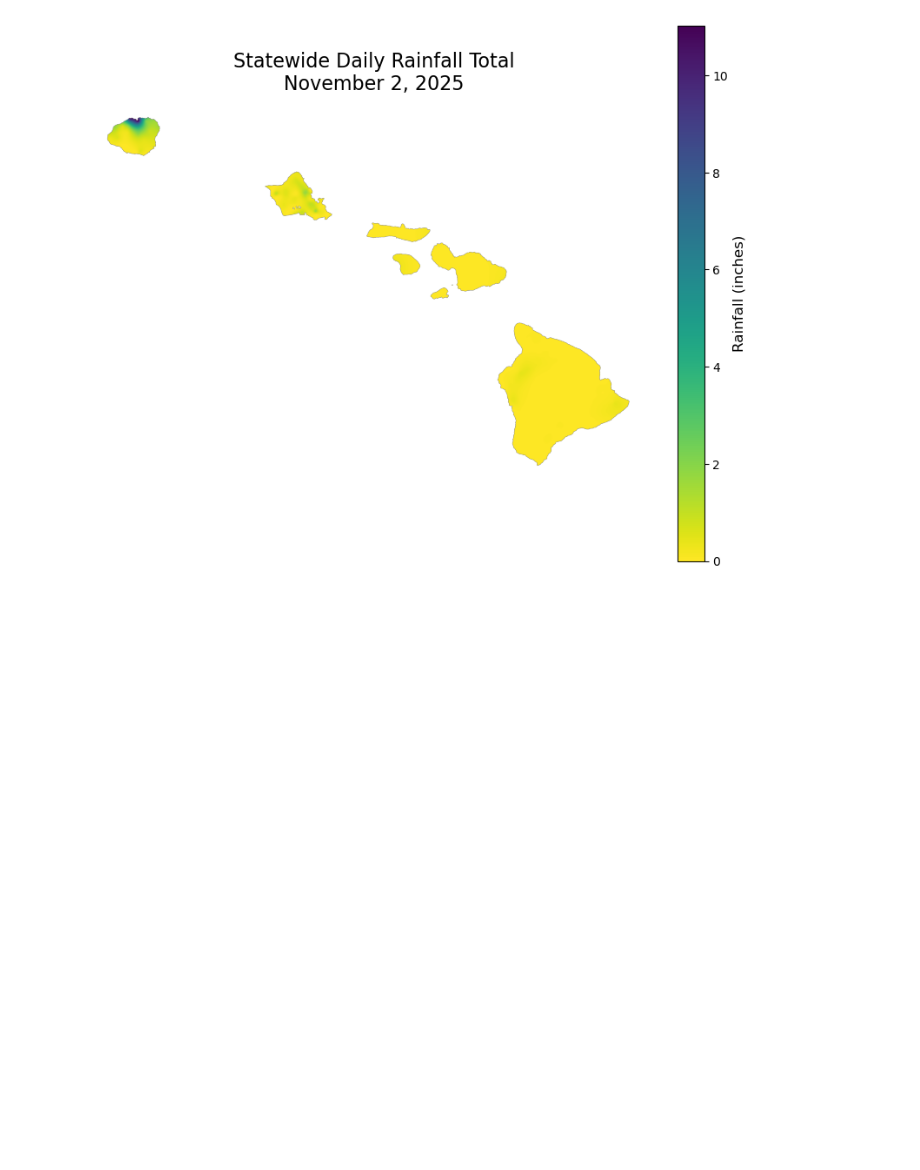
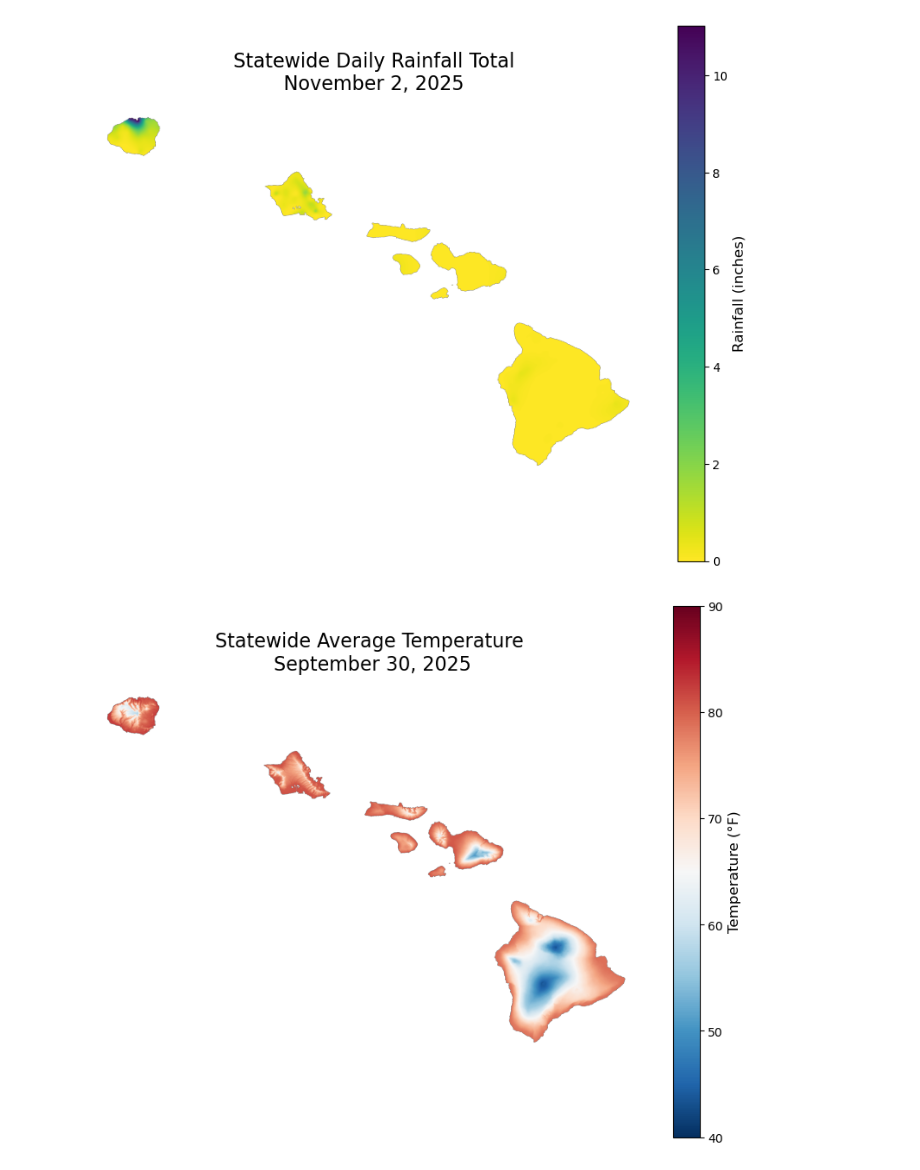
Before and after one commit to cherryleh/climate-summary, a Jupyter notebook: dews-hawaii-app/scripts/2025-summary/plots.ipynb, the cells around one changed output. Cells and saved outputs as stored; diff of their text form; code cells hidden in the pictures; blank space fills up the shorter version.

```diff
--- a/dews-hawaii-app/scripts/2025-summary/plots.ipynb
+++ b/dews-hawaii-app/scripts/2025-summary/plots.ipynb
@@ -35,3 +35,43 @@ plt.show()
 # %% [output]
 vmax: 11.031825748954233
 [figure]
+# %%
+import rasterio
+import numpy as np
+import matplotlib.pyplot as plt
+import matplotlib as mpl
+
+import calendar
+
+
+month = 9
+date = 30
+
+out_png = f"../../public/climate-summary/{month:02d}_{date:02d}_temp.png"
+
+with rasterio.open(f"temperature_mean_day_statewide_data_map_2025_{month:02d}_{date:02d}.tif") as src:
+    data = src.read(1).astype(float)
+    nodata = src.nodata
+    bounds = src.bounds
+
+masked = np.ma.masked_where(data == nodata, data) * 9/5 + 32
+
+vmax = np.nanmax(masked)
+
+fig, ax = plt.subplots(figsize=(10, 8))
+im = ax.imshow(
+    masked,
+    cmap = 'RdBu_r',
+    extent=(bounds.left, bounds.right, bounds.bottom, bounds.top),
+    vmin=40,
+    vmax=90,
+)
+
+ax.set_axis_off()
+title = ax.set_title(f"Statewide Average Temperature \n{calendar.month_name[month]} {date}, 2025", fontsize=16, pad=20)
+cbar = fig.colorbar(im, ax=ax)
+cbar.set_label("Temperature (°F)", fontsize=12)
+fig.savefig(out_png, dpi=300, pad_inches=0.1, bbox_inches='tight')
+plt.show()
+# %% [output]
+[figure, added]
```
Also changed, not shown: 11 other files.
